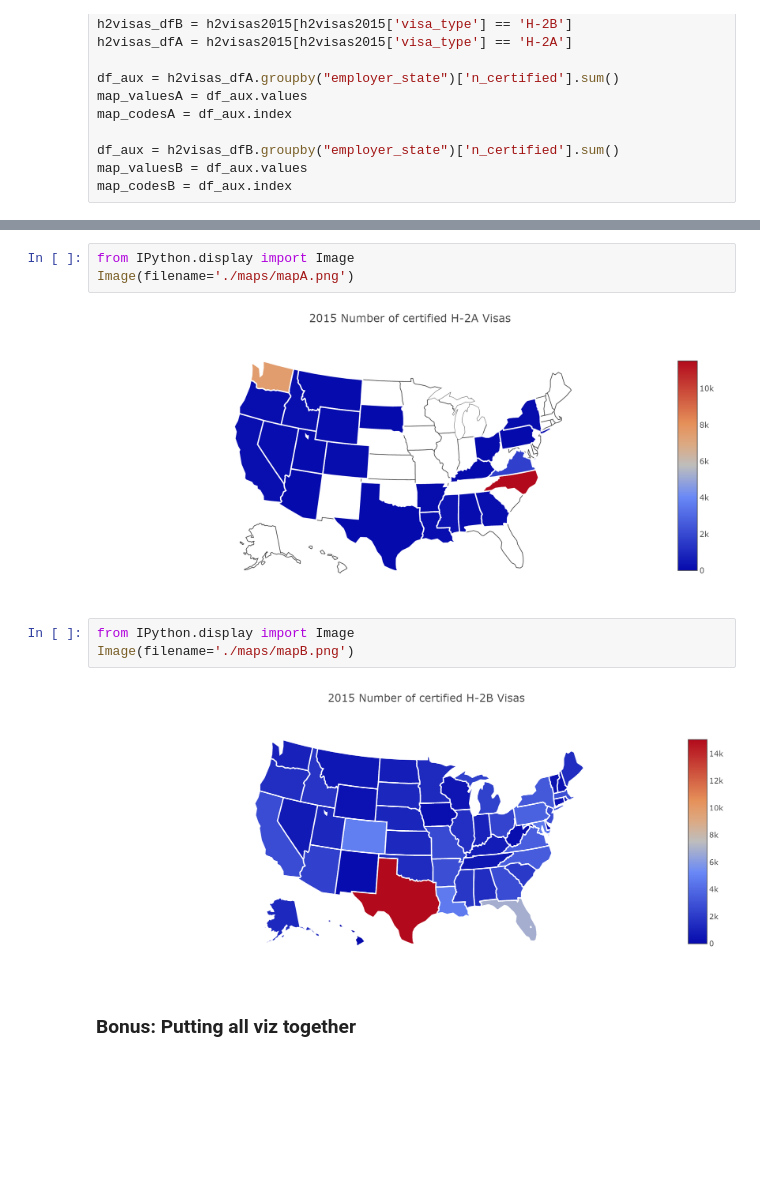
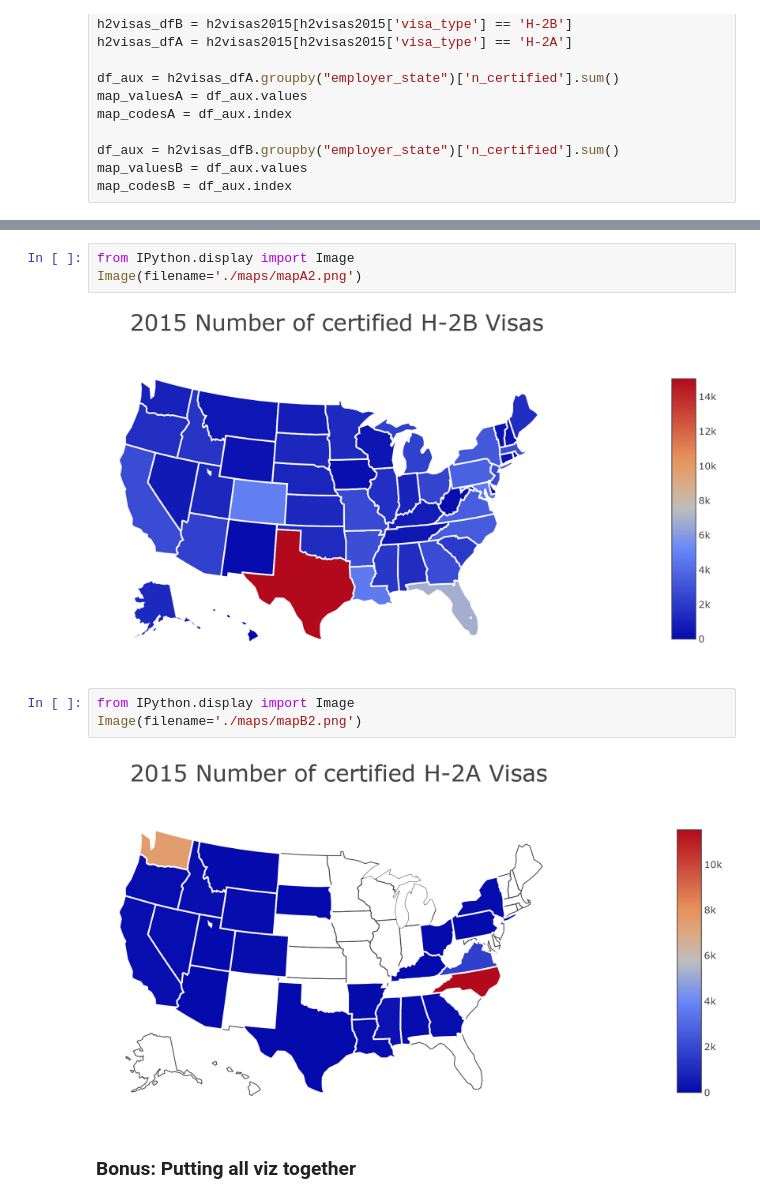
Before and after one commit to nachocarracedo/portfolio, a Jupyter notebook: H2_Visas/h2_visas_analysis.ipynb, the cells around one changed output, grey strips where cells are left out. Saved outputs shown, nothing was run; the diff lists cells and outputs as text; blank space fills up the shorter version.

Commit message:
visas heatmaps

```diff
--- a/H2_Visas/h2_visas_analysis.ipynb
+++ b/H2_Visas/h2_visas_analysis.ipynb
@@ -1169,14 +1201,14 @@ url = plotly.offline.iplot( fig, filename='VB-cloropleth-map' )
 [interactive output not drawn]
 # %%
 from IPython.display import Image
-Image(filename='./maps/mapA.png')
+Image(filename='./maps/mapA2.png')
 # %% [output]
-[figure, old version]
+[figure, new version]
 # %%
 from IPython.display import Image
-Image(filename='./maps/mapB.png')
+Image(filename='./maps/mapB2.png')
 # %% [output]
-[figure, old version]
+[figure, new version]
 # %% [markdown]
 ### Bonus: Putting all viz together
 # %%
```
Also changed, not shown: parts of 16 cells of this notebook, 3 other files.
